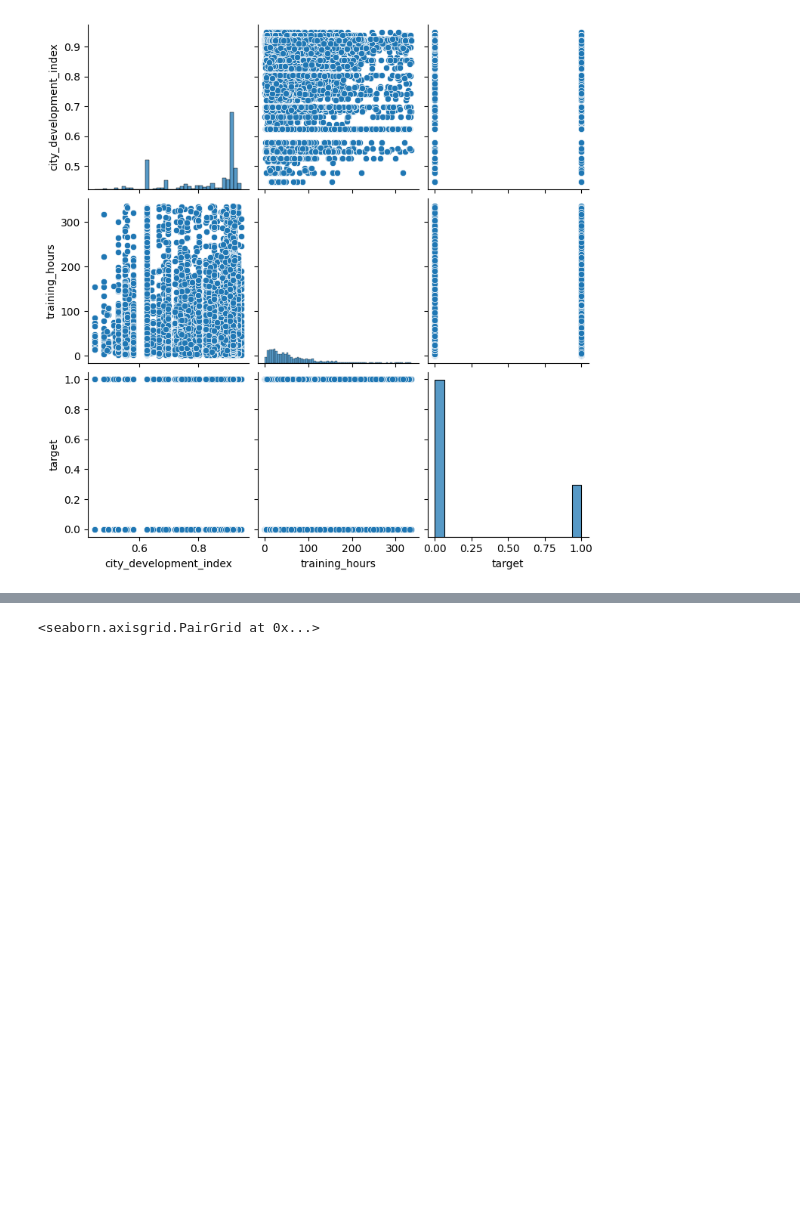
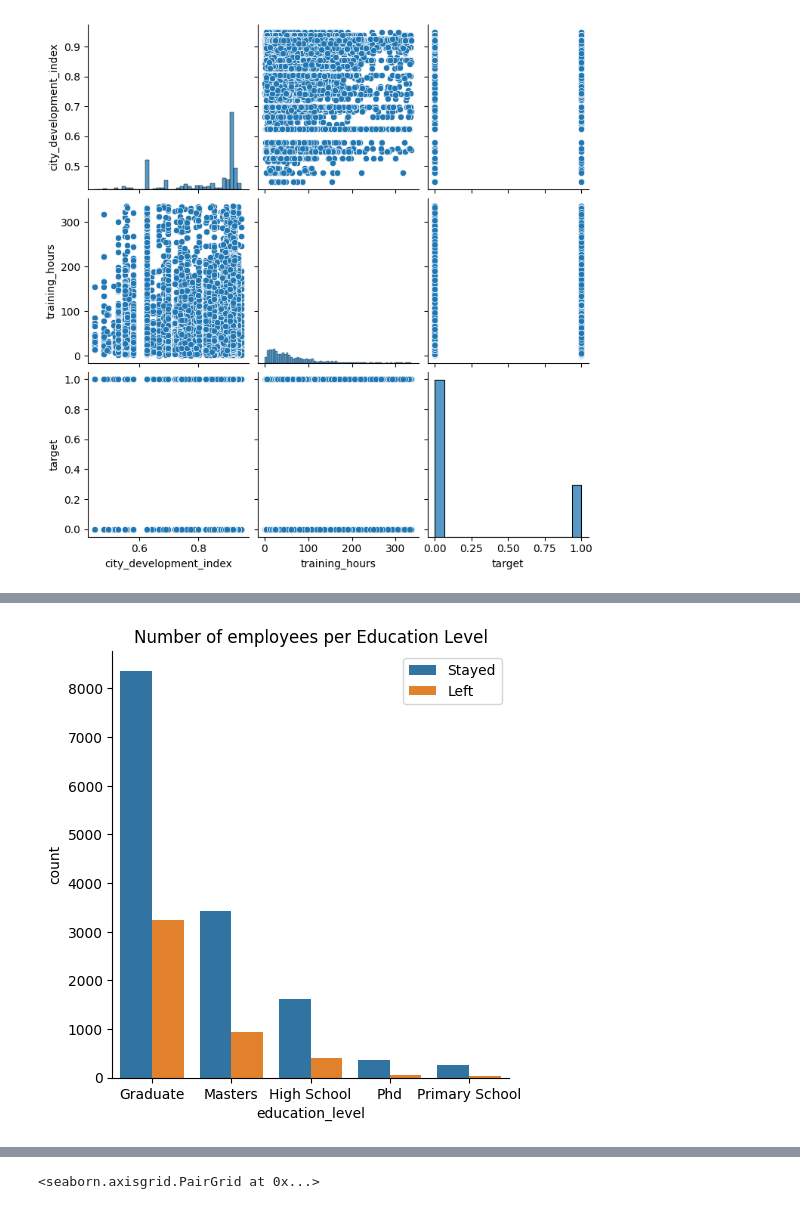
Before and after one commit to AnsealArt/PJWSTK-EWD, a Jupyter notebook: Project/hr_analytics.ipynb, the cells around one changed output, grey strips where cells are left out. Saved outputs shown, nothing was run; the diff lists cells and outputs as text; code cells hidden in the pictures; blank space fills up the shorter version.

```diff
--- a/Project/hr_analytics.ipynb
+++ b/Project/hr_analytics.ipynb
@@ -108,0 +122,6 @@ sns.pairplot(df_hr)
+# %%
+plot = sns.catplot(data=df_hr, x='education_level', hue='target', kind="count", legend=False).set(title="Number of employees per Education Level")
+plt.legend(labels=["Stayed", "Left"])
+plt.show(plot)
+# %% [output]
+[figure, added]
```
Also changed, not shown: parts of 13 cells of this notebook.
